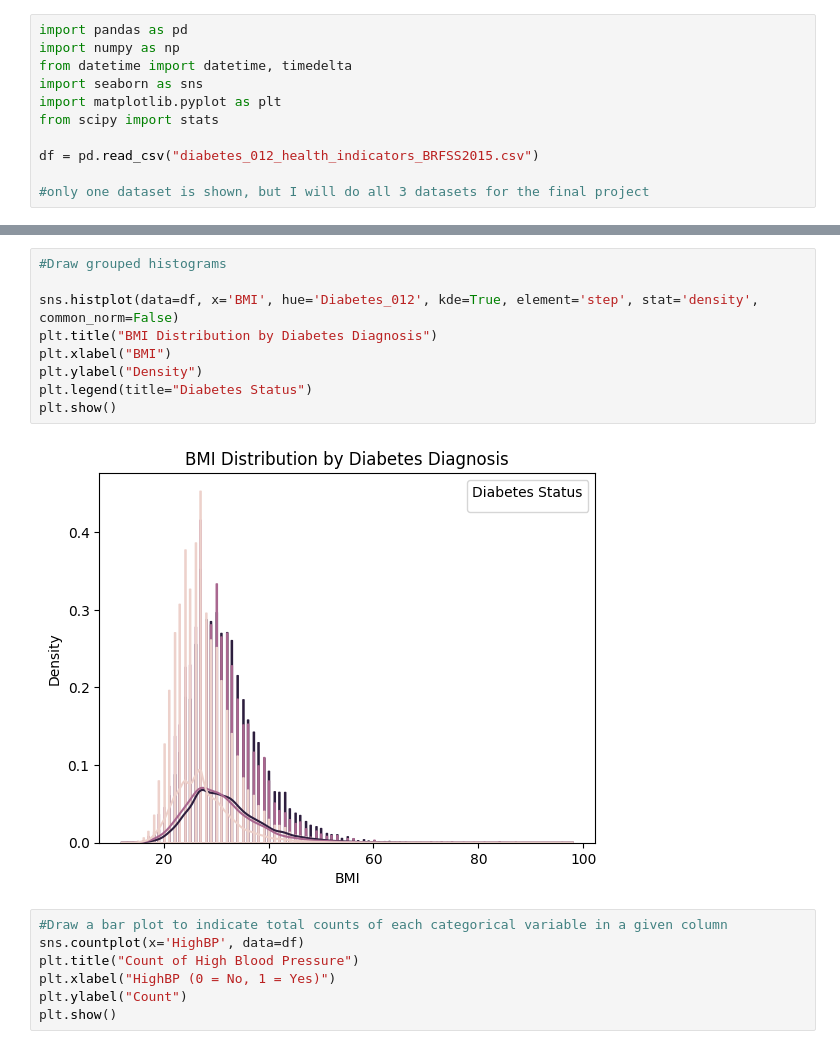
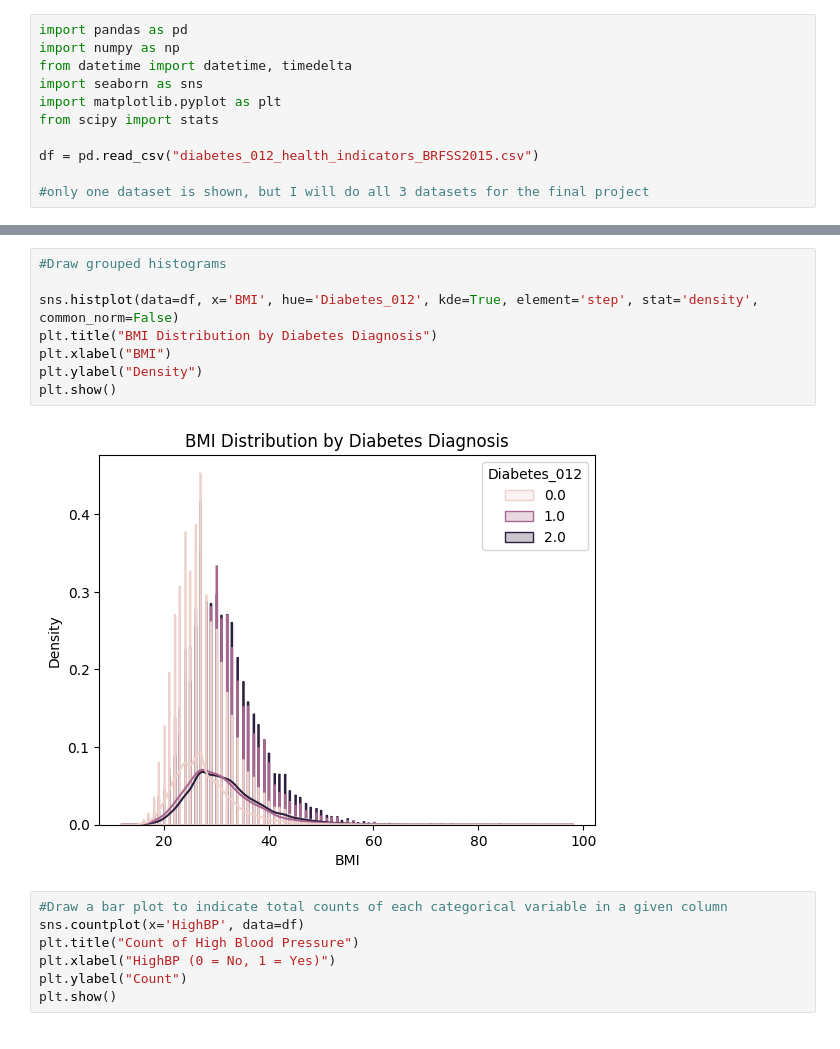
Before and after one commit to rain-dimen/OMDS-ModB2-Milestone3-Dimen-Rain, a Jupyter notebook: Week4.ipynb, the cells around one changed output, grey strips where cells are left out. Saved outputs shown, nothing was run; the diff lists cells and outputs as text.

```diff
--- a/Week4.ipynb
+++ b/Week4.ipynb
@@ -112,14 +116,13 @@ for col in df.columns:
 # %%
 #Draw grouped histograms
 
 sns.histplot(data=df, x='BMI', hue='Diabetes_012', kde=True, element='step', stat='density', common_norm=False)
 plt.title("BMI Distribution by Diabetes Diagnosis")
 plt.xlabel("BMI")
 plt.ylabel("Density")
-plt.legend(title="Diabetes Status")
 plt.show()
 # %% [output]
-[figure, old version]
+[figure, new version]
 # %%
 #Draw a bar plot to indicate total counts of each categorical variable in a given column
 sns.countplot(x='HighBP', data=df)
```
Also changed, not shown: parts of 1 cell of this notebook.
